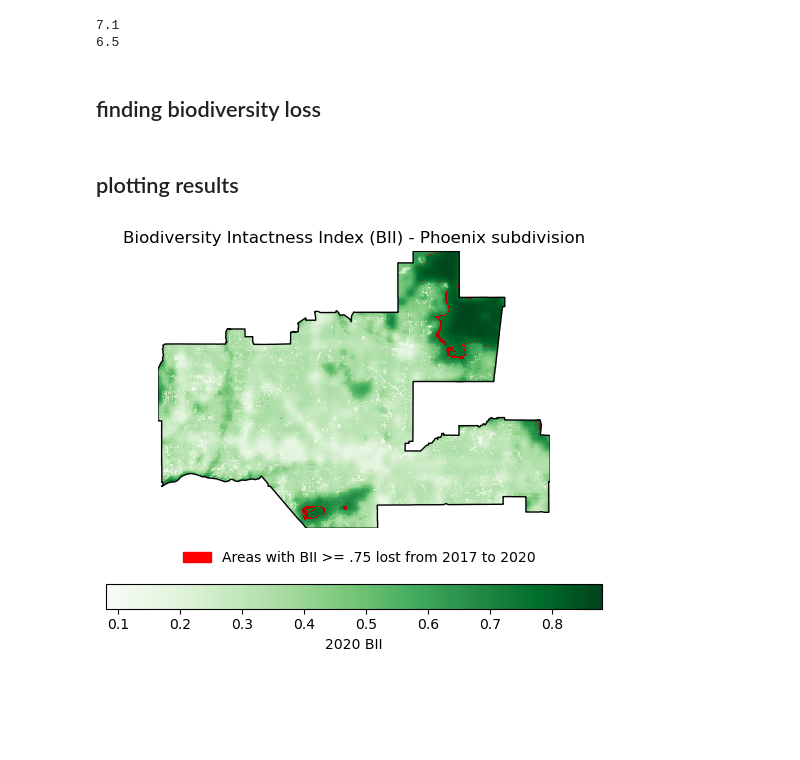
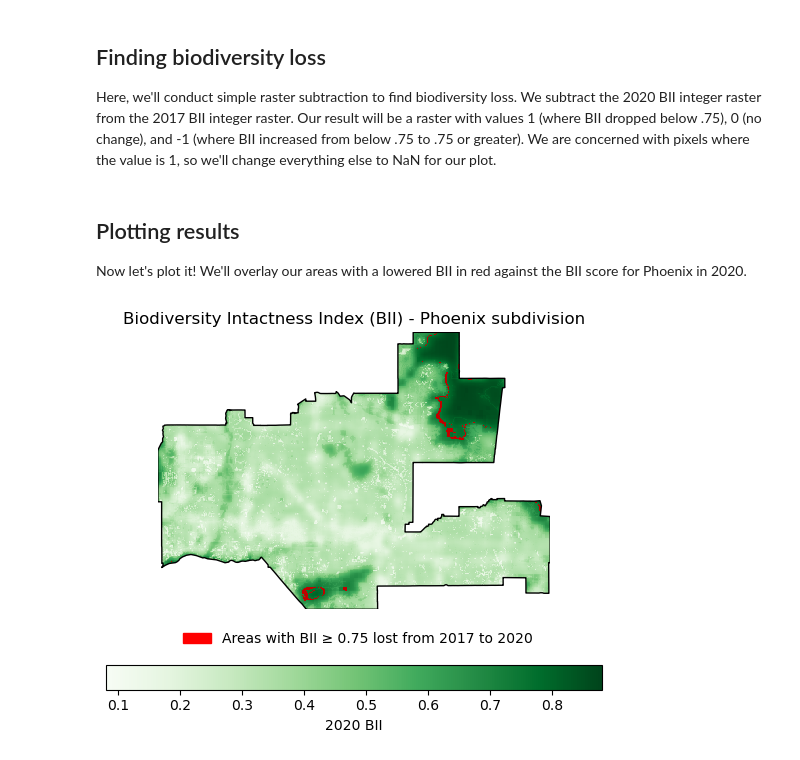
Before and after one commit to charliecurtin1/phoenix-biodiversity-intactness-2020, a Jupyter notebook: phoenix-BII.ipynb, the cells around one changed output. Cells and saved outputs as stored; diff of their text form; code cells hidden in the pictures; blank space fills up the shorter version.

```diff
--- a/phoenix-BII.ipynb
+++ b/phoenix-BII.ipynb
@@ -163,17 +179,10 @@ p_area_2020 = (bii_2020_sub.sum() / bii_2020_phx.count())*100
-# %%
-# print the values
-print(np.round(p_area_2017.item(), decimals = 1))
-
-print(np.round(p_area_2020.item(), decimals = 1))
-# %% [output]
-7.1
-6.5
 # %% [markdown]
-## finding biodiversity loss
+## Finding biodiversity loss
+
+Here, we'll conduct simple raster subtraction to find biodiversity loss. We subtract the 2020 BII integer raster from the 2017 BII integer raster. Our result will be a raster with values 1 (where BII dropped below .75), 0 (no change), and -1 (where BII increased from below .75 to .75 or greater). We are concerned with pixels where the value is 1, so we'll change everything else to NaN for our plot.
 # %%
-# find biodiversity loss from 2017 to 2020
-# values of 1 will represent areas where BII changed from .75 to less than .75
-bii_loss = bii_2017_sub - bii_2020_sub
+# subtract the 2020 raster from the 2017 raster
+bii_loss = bii_2017_int - bii_2020_int
 # %%
 # reclassify all areas of -1 (gained biodiversity) to 0
 bii_loss = bii_loss.where(bii_loss != -1, other = 0)
@@ -181,45 +190,60 @@ bii_loss = bii_loss.where(bii_loss != -1, other = 0)
 # reclassify 0s to nan
 bii_loss = bii_loss.where(bii_loss !=0, other = np.nan)
 # %% [markdown]
-## plotting results
+## Plotting results
+
+Now let's plot it! We'll overlay our areas with a lowered BII in red against the BII score for Phoenix in 2020.
 # %%
-# plot biodiversity for 2020, overlaying biodiversity loss
-# initialize the plot
+## plot biodiversity for 2020, overlaying biodiversity loss
+# -----initialize the plot
 fig, ax = plt.subplots()
 
-# plot 2020 BII
+# -----plot 2020 BII
 p1 = bii_2020_phx.plot(ax = ax,
-                 cmap = 'Greens',
-                 add_colorbar = False)
+                       cmap = 'Greens',
+                       add_colorbar = False)
+
+# create a horizontal colorbar on the bottom of the plot with custom ticks
 c_bar = plt.colorbar(p1,
                     ax = ax,
                     orientation = "horizontal",
                     fraction = .1,
                     ticks = [0.1, 0.2, 0.3, 0.4, 0.5, 0.6, 0.7, 0.8])
+
+# label the colorbar
 c_bar.set_label('2020 BII')
 
-# plot areas of biodiversity loss
+# -----plot areas of biodiversity loss
 bii_loss.plot(ax = ax,
              cmap = 'gist_heat',
              add_colorbar = False)
+
+# create a custom patch to add to the legend
 bii_patch = mpatches.Patch(color = 'red',
-                          label = 'Areas with BII >= .75 lost from 2017 to 2020')
-# plot phoenix boundary
+                           label = 'Areas with BII ≥ 0.75 lost from 2017 to 2020')
+
+# -----plot phoenix boundary
 phoenix.plot(ax = ax,
-            color = 'none',
-            edgecolor = 'black',
-            linewidth = 1)
+             color = 'none',
+             edgecolor = 'black',
+             linewidth = 1)
 
-# add it all together
-handles, lables = ax.get_legend_handles_labels()
+# -----add plot elements
+# add our patch to the legend and position it
 ax.legend(handles = [bii_patch],
           frameon = False,
-         loc = (.05, -.15))
-# set title
+          loc = (.05, -.15))
+
+# give our plot a title
 ax.set_title('Biodiversity Intactness Index (BII) - Phoenix subdivision')
-# turn off ticks
+
+# turn off lat/long ticks
 ax.axis('off')
 
+# -----save plot as an image
+fig.savefig('images/phoenix_bii.png', bbox_inches='tight', dpi=300)
+
+# -----show the plot
 plt.show()
 # %% [output]
-[figure, old version]
+[figure, new version]
```
Also changed, not shown: parts of 30 cells of this notebook, 1 other file.
